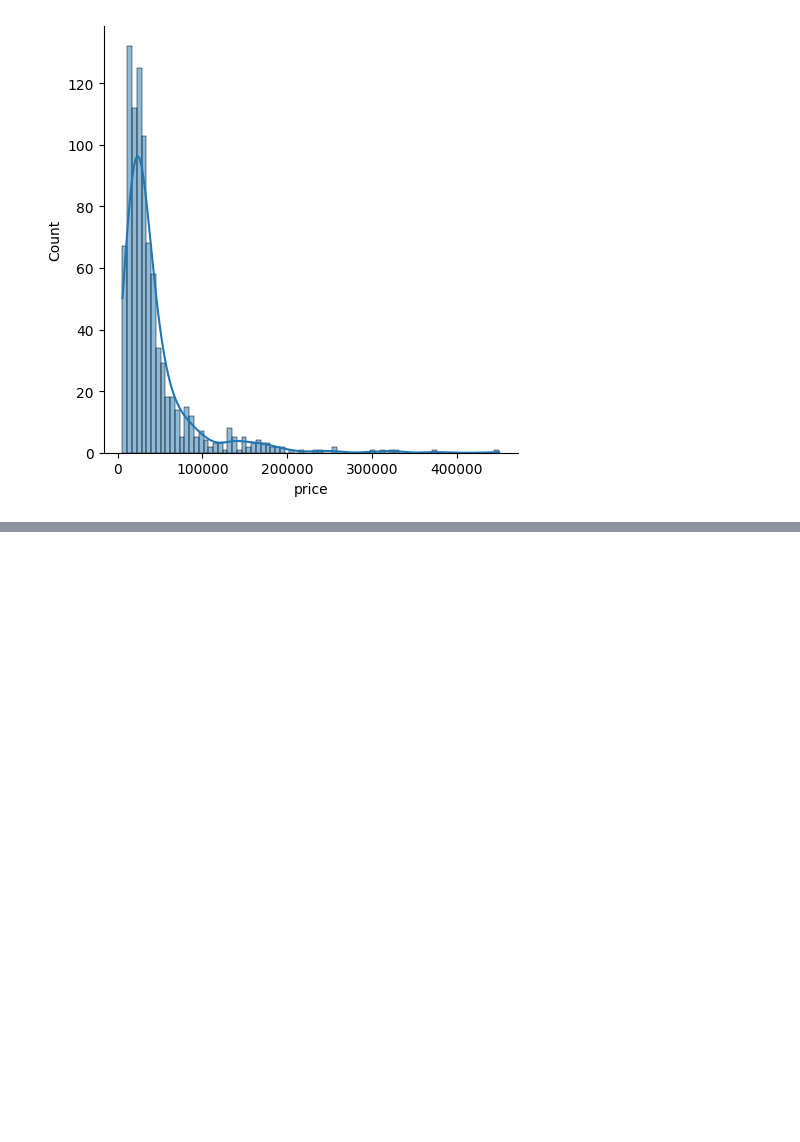
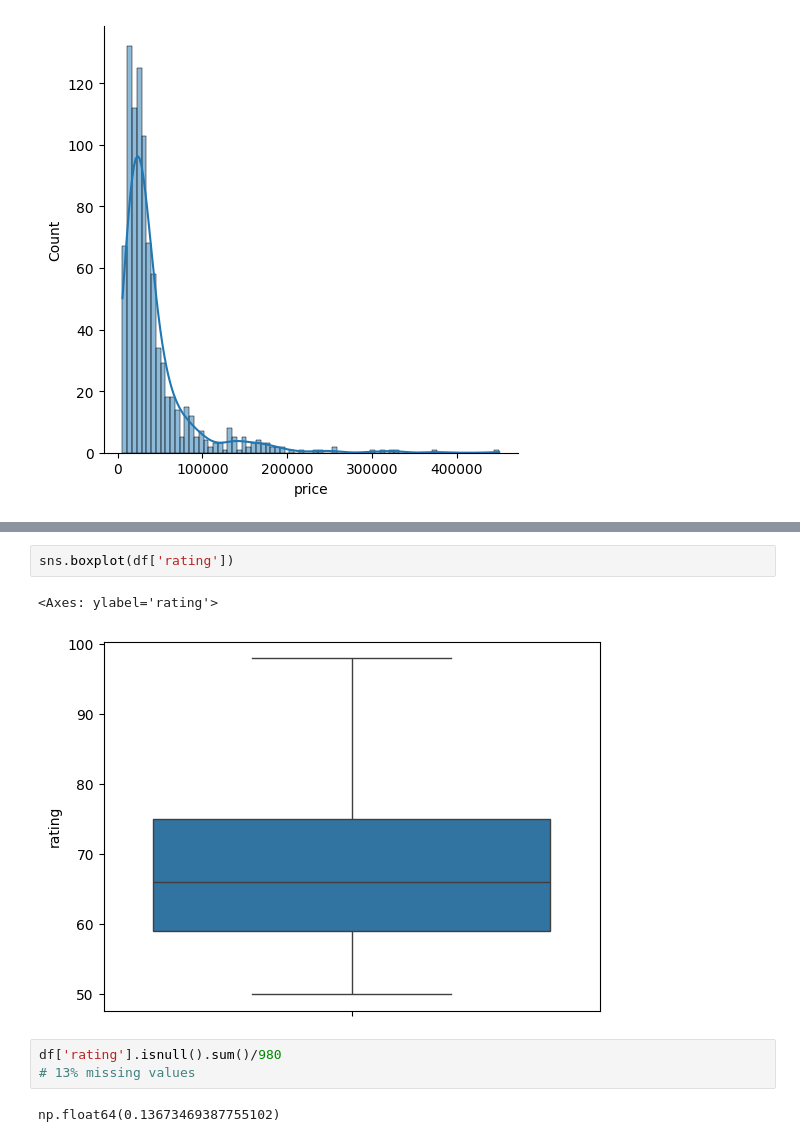
Before and after one commit to adilkamal2478/Adil_Pandas_Data_Preprocessing, a Jupyter notebook: EDA_on_smartphone_data_my_notes.ipynb, the cells around one changed output, grey strips where cells are left out. Drawn from its saved outputs; the diff is of its cells as text; blank space fills up the shorter version.

```diff
--- a/EDA_on_smartphone_data_my_notes.ipynb
+++ b/EDA_on_smartphone_data_my_notes.ipynb
@@ -127,0 +175,10 @@ sns.displot(kind='hist',data=df,x='price',kde=True)
+# %%
+sns.boxplot(df['rating'])
+# %% [output]
+<Axes: ylabel='rating'>
+[figure, added]
+# %%
+df['rating'].isnull().sum()/980
+# 13% missing values
+# %% [output]
+np.float64(0.13673469387755102)
```
Also changed, not shown: parts of 14 cells of this notebook.
